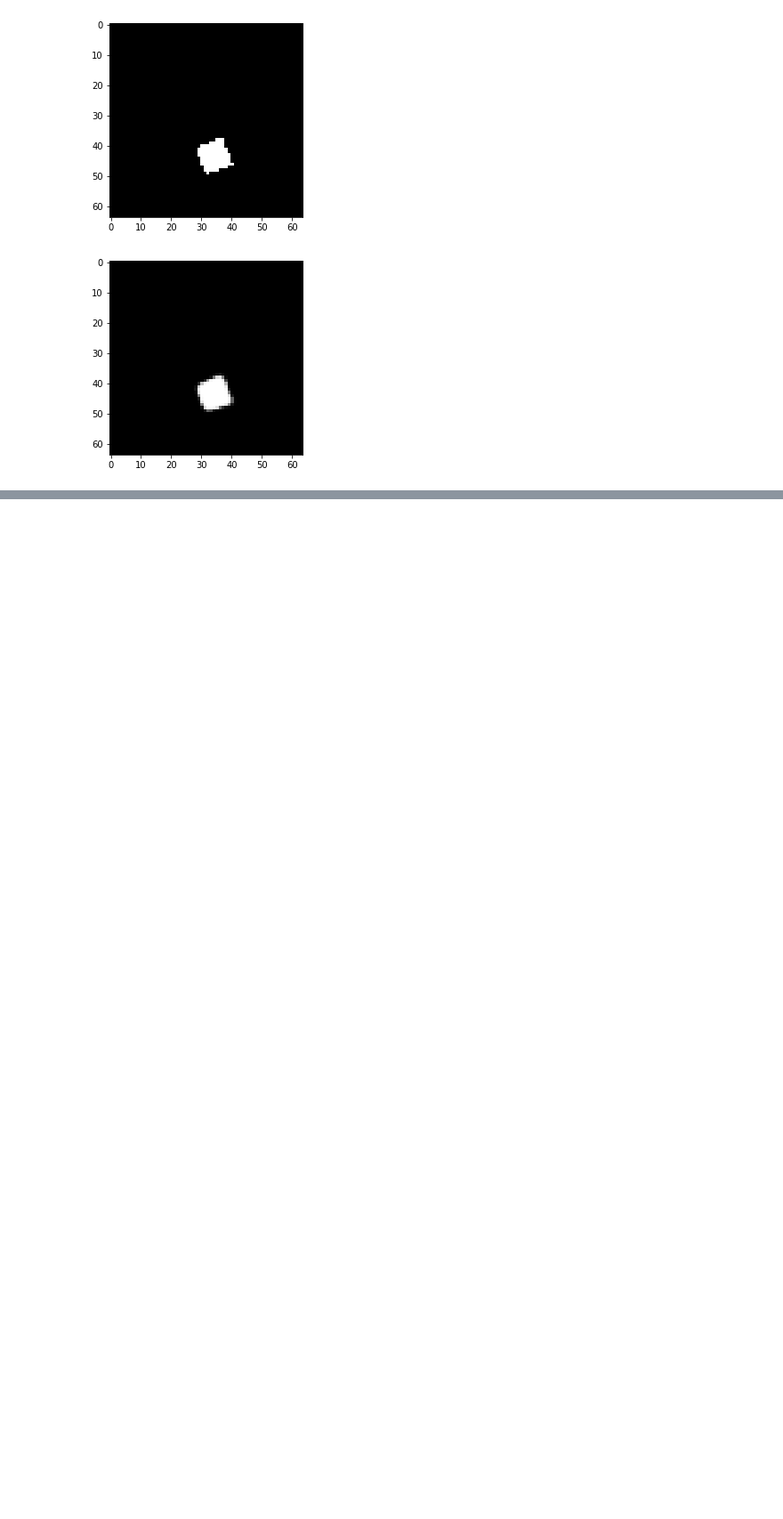
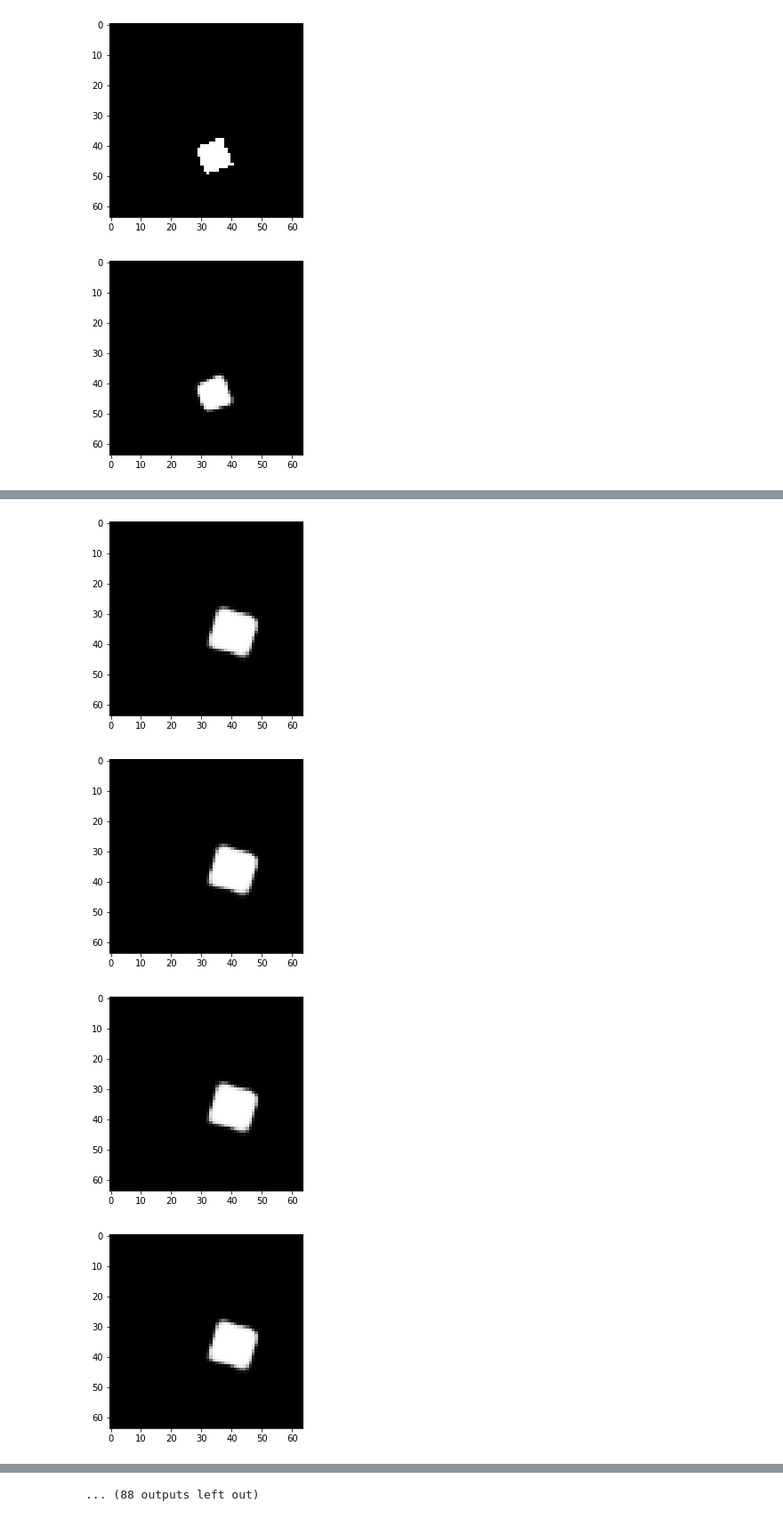
Before and after one commit to hzzhyj/atml, a Jupyter notebook: experiments/BetaVAE.ipynb, the cells around one changed output, grey strips where cells are left out. Shown at 89% size. Drawn from its saved outputs; the diff is of its cells as text; code cells hidden in the pictures; blank space fills up the shorter version.

```diff
--- a/experiments/BetaVAE.ipynb
+++ b/experiments/BetaVAE.ipynb
@@ -172,3 +172,6 @@ plt.show()
 # %% [output]
 [figure]
 [figure]
+# %%
+model_beta4_e40_alldata = torch.load('trained_models/betavae_beta4_e40_alldata.dat')
+model_beta4_e40_alldata.eval()
@@ -174,0 +205,11 @@ plt.show()
+# %%
+for i in range(10):
+    imgs = latent_transversal(model_beta4_e40_alldata, original, -3, 3, 10, i)
+    for img in imgs:
+        plt.imshow(torch.sigmoid(img.detach()).view(64,64), cmap='Greys_r')
+        plt.show()
+# %% [output]
+[figure, added]
+[figure, added]
+[figure, added]
+[figure, added]
@@ -174,0 +224 @@ plt.show()
+... (88 outputs left out)
```
Also changed, not shown: parts of 8 cells of this notebook, 2 other files.
